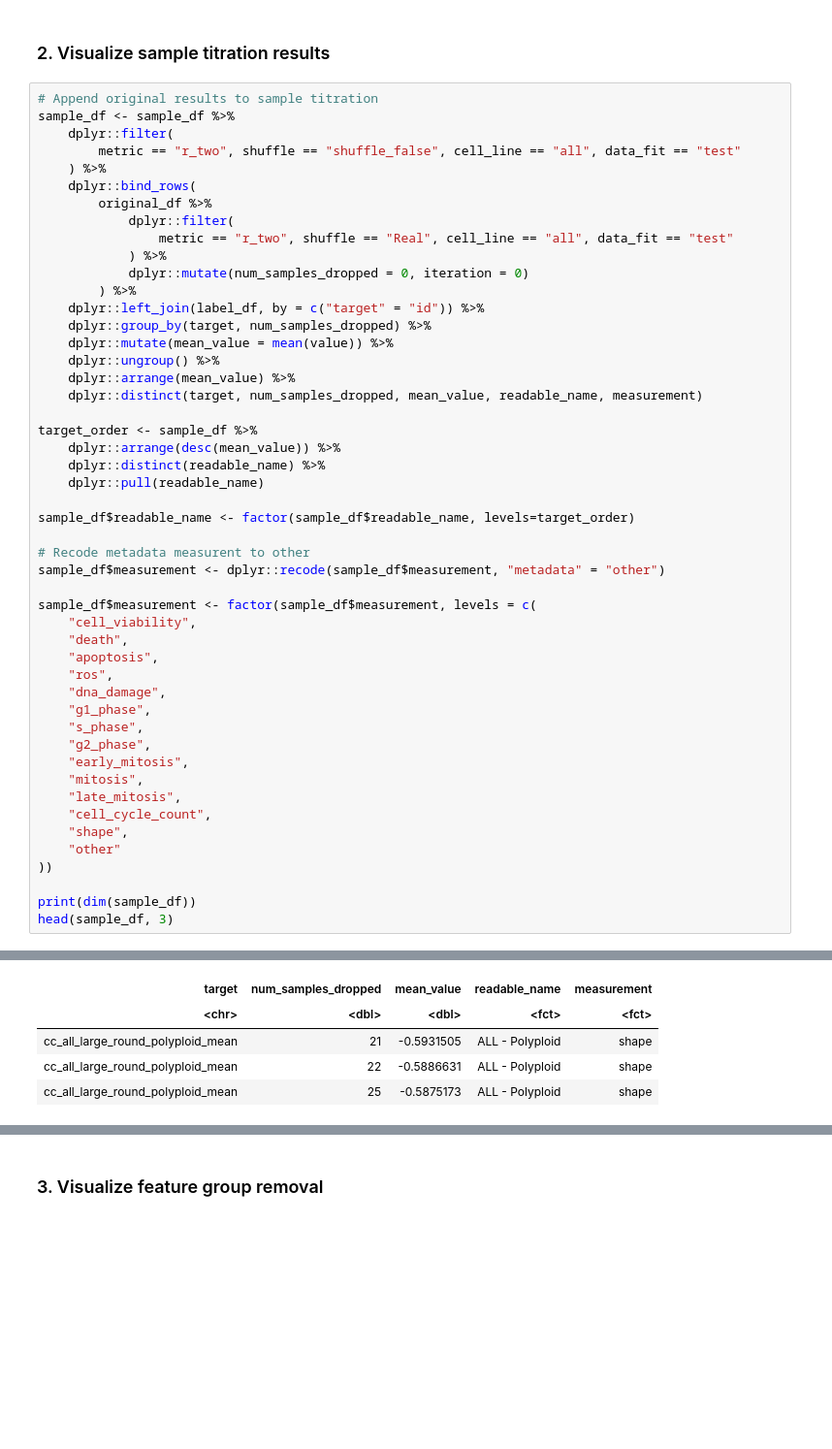
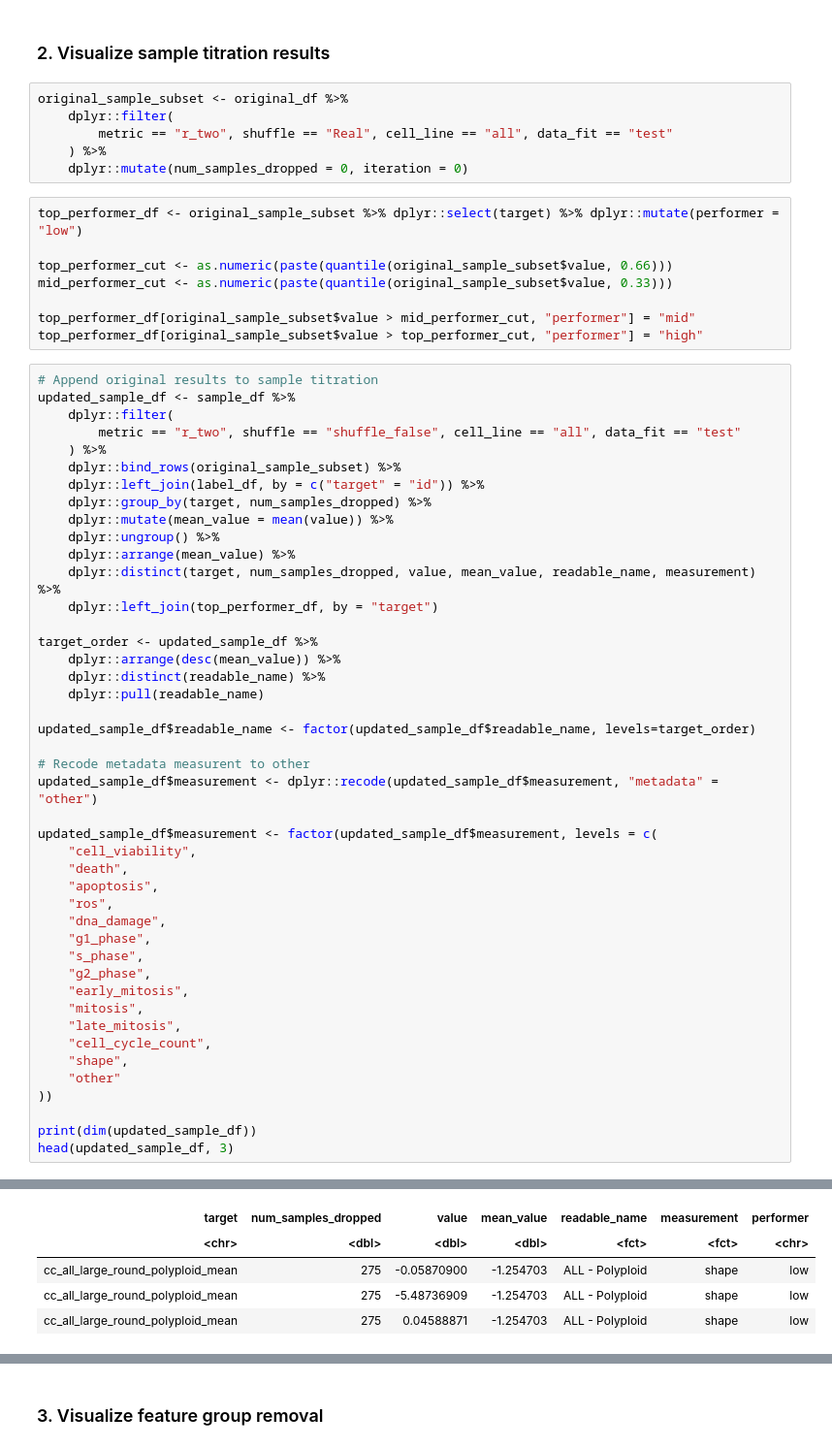
Before and after one commit to broadinstitute/cell-health, a Jupyter notebook: 6.ml-robustness/3.visualize-robustness.ipynb, the cells around one changed output, grey strips where cells are left out. Shown at 97% size. Saved outputs shown, nothing was run; the diff lists cells and outputs as text; blank space fills up the shorter version.

```diff
--- a/6.ml-robustness/3.visualize-robustness.ipynb
+++ b/6.ml-robustness/3.visualize-robustness.ipynb
@@ -179,36 +165,45 @@ Warning message:
 # %% [markdown]
 ### 2. Visualize sample titration results
+# %%
+original_sample_subset <- original_df %>%
+    dplyr::filter(
+        metric == "r_two", shuffle == "Real", cell_line == "all", data_fit == "test"
+    ) %>%
+    dplyr::mutate(num_samples_dropped = 0, iteration = 0)
+# %%
+top_performer_df <- original_sample_subset %>% dplyr::select(target) %>% dplyr::mutate(performer = "low")
+
+top_performer_cut <- as.numeric(paste(quantile(original_sample_subset$value, 0.66)))
+mid_performer_cut <- as.numeric(paste(quantile(original_sample_subset$value, 0.33)))
+
+top_performer_df[original_sample_subset$value > mid_performer_cut, "performer"] = "mid"
+top_performer_df[original_sample_subset$value > top_performer_cut, "performer"] = "high"
 # %%
 # Append original results to sample titration
-sample_df <- sample_df %>%
+updated_sample_df <- sample_df %>%
     dplyr::filter(
         metric == "r_two", shuffle == "shuffle_false", cell_line == "all", data_fit == "test"
     ) %>%
-    dplyr::bind_rows(
-        original_df %>%
-            dplyr::filter(
-                metric == "r_two", shuffle == "Real", cell_line == "all", data_fit == "test"
-            ) %>%
-            dplyr::mutate(num_samples_dropped = 0, iteration = 0)
-        ) %>%
+    dplyr::bind_rows(original_sample_subset) %>%
     dplyr::left_join(label_df, by = c("target" = "id")) %>%
     dplyr::group_by(target, num_samples_dropped) %>%
     dplyr::mutate(mean_value = mean(value)) %>%
     dplyr::ungroup() %>%
     dplyr::arrange(mean_value) %>%
-    dplyr::distinct(target, num_samples_dropped, mean_value, readable_name, measurement)
+    dplyr::distinct(target, num_samples_dropped, value, mean_value, readable_name, measurement) %>%
+    dplyr::left_join(top_performer_df, by = "target")
 
-target_order <- sample_df %>%
+target_order <- updated_sample_df %>%
     dplyr::arrange(desc(mean_value)) %>%
     dplyr::distinct(readable_name) %>%
     dplyr::pull(readable_name)
 
-sample_df$readable_name <- factor(sample_df$readable_name, levels=target_order)
+updated_sample_df$readable_name <- factor(updated_sample_df$readable_name, levels=target_order)
 
 # Recode metadata measurent to other
-sample_df$measurement <- dplyr::recode(sample_df$measurement, "metadata" = "other")
+updated_sample_df$measurement <- dplyr::recode(updated_sample_df$measurement, "metadata" = "other")
 
-sample_df$measurement <- factor(sample_df$measurement, levels = c(
+updated_sample_df$measurement <- factor(updated_sample_df$measurement, levels = c(
     "cell_viability",
     "death",
     "apoptosis",
@@ -225,8 +220,8 @@ sample_df$measurement <- factor(sample_df$measurement, levels = c(
     "other"
 ))
 
-print(dim(sample_df))
-head(sample_df, 3)
+print(dim(updated_sample_df))
+head(updated_sample_df, 3)
 # %% [output]
 Warning message in bind_rows_(x, .id):
 “binding character and factor vector, coercing into character vector”
@@ -235,6 +230,6 @@ A tibble: 3 × 5
-| target | num_samples_dropped | mean_value | readable_name | measurement |
-| <chr> | <dbl> | <dbl> | <fct> | <fct> |
-| cc_all_large_round_polyploid_mean | 21 | -0.5931505 | ALL - Polyploid | shape |
-| cc_all_large_round_polyploid_mean | 22 | -0.5886631 | ALL - Polyploid | shape |
-| cc_all_large_round_polyploid_mean | 25 | -0.5875173 | ALL - Polyploid | shape |
+| target | num_samples_dropped | value | mean_value | readable_name | measurement | performer |
+| <chr> | <dbl> | <dbl> | <dbl> | <fct> | <fct> | <chr> |
+| cc_all_large_round_polyploid_mean | 275 | -0.05870900 | -1.254703 | ALL - Polyploid | shape | low |
+| cc_all_large_round_polyploid_mean | 275 | -5.48736909 | -1.254703 | ALL - Polyploid | shape | low |
+| cc_all_large_round_polyploid_mean | 275 | 0.04588871 | -1.254703 | ALL - Polyploid | shape | low |
 # %%
```
Also changed, not shown: parts of 9 cells of this notebook, 2 other files.
